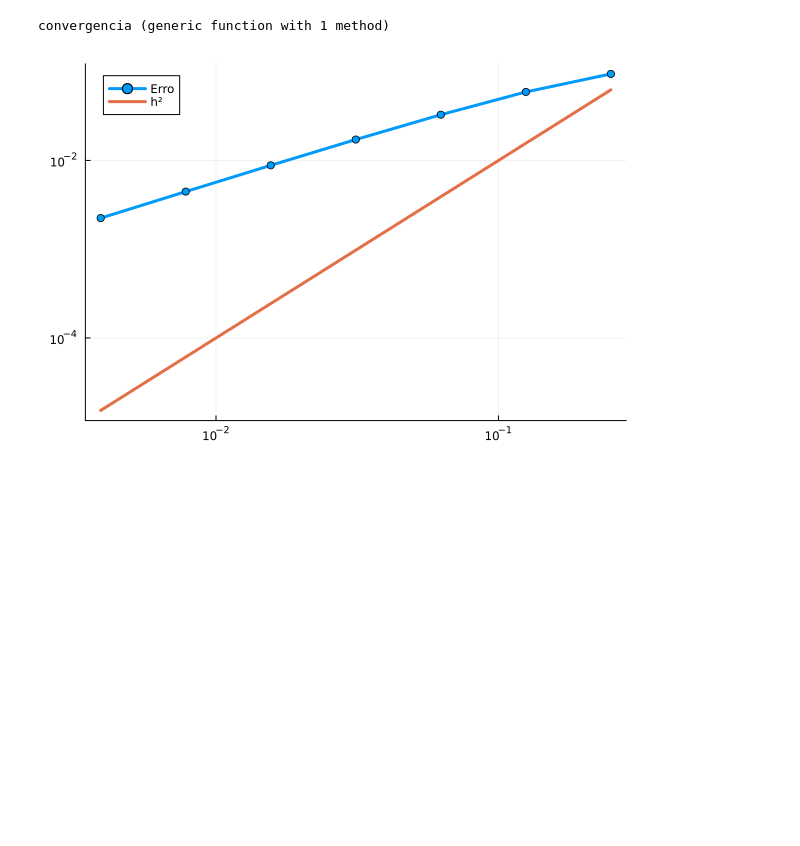
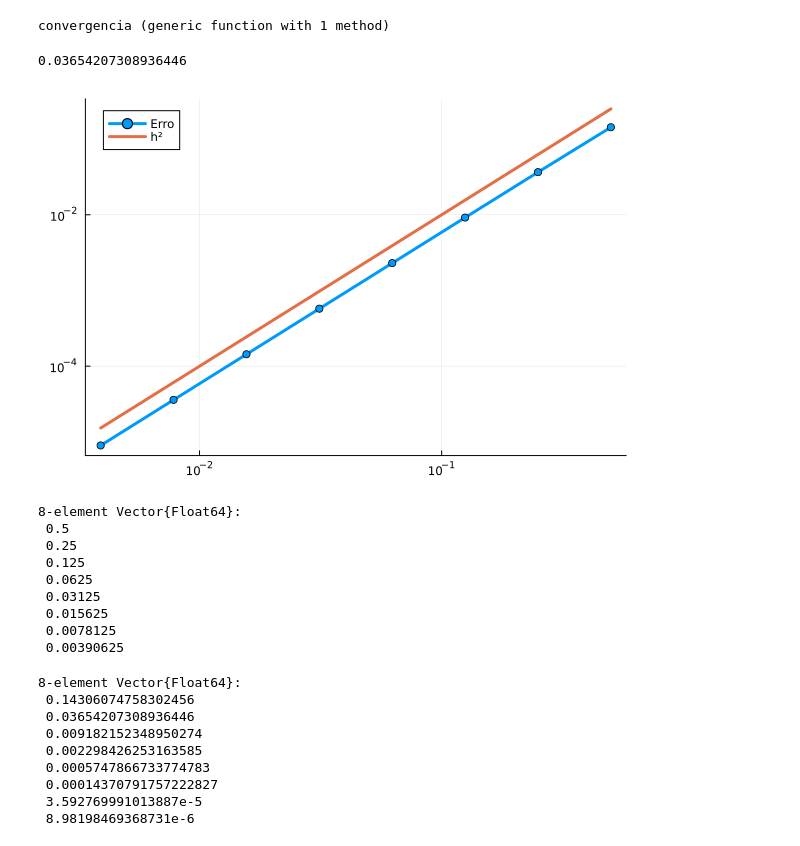
Before and after one commit to CarlosEduardoValladares/Elementos-Finitos-2024.2, a Jupyter notebook: trabalho_final.ipynb, the cells around one changed output. Drawn from its saved outputs; the diff is of its cells as text; code cells hidden in the pictures; blank space fills up the shorter version.

Commit message:
Corrigido cálculo do erro. Testes e convergencias ok

```diff
--- a/trabalho_final.ipynb
+++ b/trabalho_final.ipynb
@@ -122,17 +126,20 @@ monta_G_local! (generic function with 1 method)
 # %% [markdown]
 ## Erro L2
 # %%
-function erro_L2(u, c̄, ne, npg)
+function erro_L2(u::Function, c̄::Vector{Float64}, ne::Int64, npg::Int64, EQoLG::Matrix{Int64})::Float64
     h = 1.0/ne
 
     P, W = legendre(npg)
     erro_quadrado = 0
 
-    for e in 1:ne-1
+    for e in 1:ne
         x_i_inf = map_index_to_coord(e, ne)
 
+        index1 = EQoLG[1, e]
+        index2 = EQoLG[2, e]
+
         for (ξ, W) in zip(P, W)
-            erro_quadrado += W * (u(map_ξ_to_x(ξ, x_i_inf, h)) - c̄[e]*ϕ₁(ξ) - c̄[e+1]*ϕ₂(ξ))^2
+            erro_quadrado += W * (u(map_ξ_to_x(ξ, x_i_inf, h)) - c̄[index1]*ϕ₁(ξ) - c̄[index2]*ϕ₂(ξ))^2
         end
     end
 
@@ -255,7 +262,7 @@ function solve_problem(α::Float64, β::Float64, ne::Int64, T::Float64, g::Funct
     monta_K_global!(K̄, Kᵉ, α, β, ne, npg_K, EQoLG)
 
     N = ne
-    τ = T/N
+    τ = T * 1.0/ne
     t = 0:τ:T
 
     #caso inicial
@@ -273,21 +280,22 @@ function solve_problem(α::Float64, β::Float64, ne::Int64, T::Float64, g::Funct
     F = @view F̄[1:m]
     G = @view Ḡ[1:m]
 
-    Cⁿ = K \ (τ * F + K * Cⁿ_1 - τ * G)
+    Cⁿ = collect(K \ (τ * F + K * Cⁿ_1 - τ * G))
 
     #t1 correção
 
     c = 1/2 * (Cⁿ + Cⁿ_1)
+
     monta_G_global!(Ḡ, Gᵉ, g, [c; 0], ne, m, npg_G, EQoLG)
 
     K = @view K̄[1:m, 1:m]
     F = @view F̄[1:m]
     G = @view Ḡ[1:m]
 
-    Cⁿ = K \ (τ * F + K * Cⁿ_1 - τ * G)
+    Cⁿ = collect(K \ (τ * F + K * Cⁿ_1 - τ * G))
 
     erros_iteracoes = []
-    push!(erros_iteracoes, erro_L2((x) -> u(x, t[1]), [Cⁿ_1;0], ne, npg_erro))
+    push!(erros_iteracoes, erro_L2((x) -> u(x, t[1]), [Cⁿ_1;0], ne, npg_erro, EQoLG))
 
     Cⁿ_2 = Cⁿ_1
     Cⁿ_1 = Cⁿ
@@ -295,6 +303,7 @@ function solve_problem(α::Float64, β::Float64, ne::Int64, T::Float64, g::Funct
     for n in 2:N
 
         c = (3*Cⁿ_1 - Cⁿ_2)/2
+
         monta_G_global!(Ḡ, Gᵉ, g, [c; 0], ne, m, npg_G, EQoLG)
         monta_F_global!(F̄, Fᵉ, (x) -> f(x, (t[n]+t[n+1])/2), m, ne, npg_F, EQoLG)
 
@@ -302,14 +311,14 @@ function solve_problem(α::Float64, β::Float64, ne::Int64, T::Float64, g::Funct
         F = @view F̄[1:m]
         G = @view Ḡ[1:m]
 
-        Cⁿ = K \ (τ * F + K * Cⁿ_1 - τ * G)
+        Cⁿ = collect(K \ (τ * F + K * Cⁿ_1 - τ * G))
 
         Cⁿ_2 = Cⁿ_1
         Cⁿ_1 = Cⁿ
 
         #plot_exact_and_numerical(ne, (x) -> (u(x, t[n+1])), [0; Cⁿ ;0], true)
 
-        erro = erro_L2((x) -> u(x, t[n+1]), [Cⁿ; 0], ne, npg_erro)
+        erro = erro_L2((x) -> u(x, t[n+1]), [Cⁿ; 0], ne, npg_erro, EQoLG)
         push!(erros_iteracoes, erro)
     end
 
@@ -338,14 +373,14 @@ solve_problem(α, β, ne, T, g, f, u, u0, npgs)
 # %%
-function convergencia(n_testes::Int64, α::Float64, β::Float64, T::Float64, g::Function, f::Function, u::Function, u_0::Function, npgs::Vector{Int64})#::Matrix{Float64}
-    erros = zeros(n_testes-1)
-    h_list = zeros(n_testes-1)
+function convergencia(α::Float64, β::Float64, n_testes::Int64, T::Float64, g::Function, f::Function, u::Function, u_0::Function, npgs::Vector{Int64})#::Matrix{Float64}
+    erros = zeros(n_testes)
+    h_list = zeros(n_testes)
 
-    for n in 2:n_testes
+    for n in 1:n_testes
         ne = 2^n
 
-        erro = solve_problem(α, β, ne, T, g, f, u, u0, npgs)
-        erros[n-1] = erro
-        h_list[n-1] = 1.0/ne
+        erro = solve_problem(α, β, ne, T, g, f, u, u_0, npgs)
+        erros[n] = erro
+        h_list[n] = 1.0/ne
     end
 
     return h_list, erros
@@ -353,9 +388,31 @@ end
 # %% [output]
 convergencia (generic function with 1 method)
 # %%
-n_testes = 8
-h_list, errors_list = convergencia(n_testes, α, β, T, g, f, u, u0, npgs)
+display(solve_problem(get_test_data(2)...))
 
+h_list, errors_list = convergencia(get_convergence_test_data(2, 8)...)
 plot_error_curves(h_list, errors_list)
+
+display(h_list)
+display(errors_list)
 # %% [output]
+0.03654207308936446
-[figure, old version]
+[figure, new version]
+8-element Vector{Float64}:
+ 0.5
+ 0.25
+ 0.125
+ 0.0625
+ 0.03125
+ 0.015625
+ 0.0078125
+ 0.00390625
+8-element Vector{Float64}:
+ 0.14306074758302456
+ 0.03654207308936446
+ 0.009182152348950274
+ 0.002298426253163585
+ 0.0005747866733774783
+ 0.00014370791757222827
+ 3.592769991013887e-5
+ 8.98198469368731e-6
```
Also changed, not shown: parts of 4 cells of this notebook.
